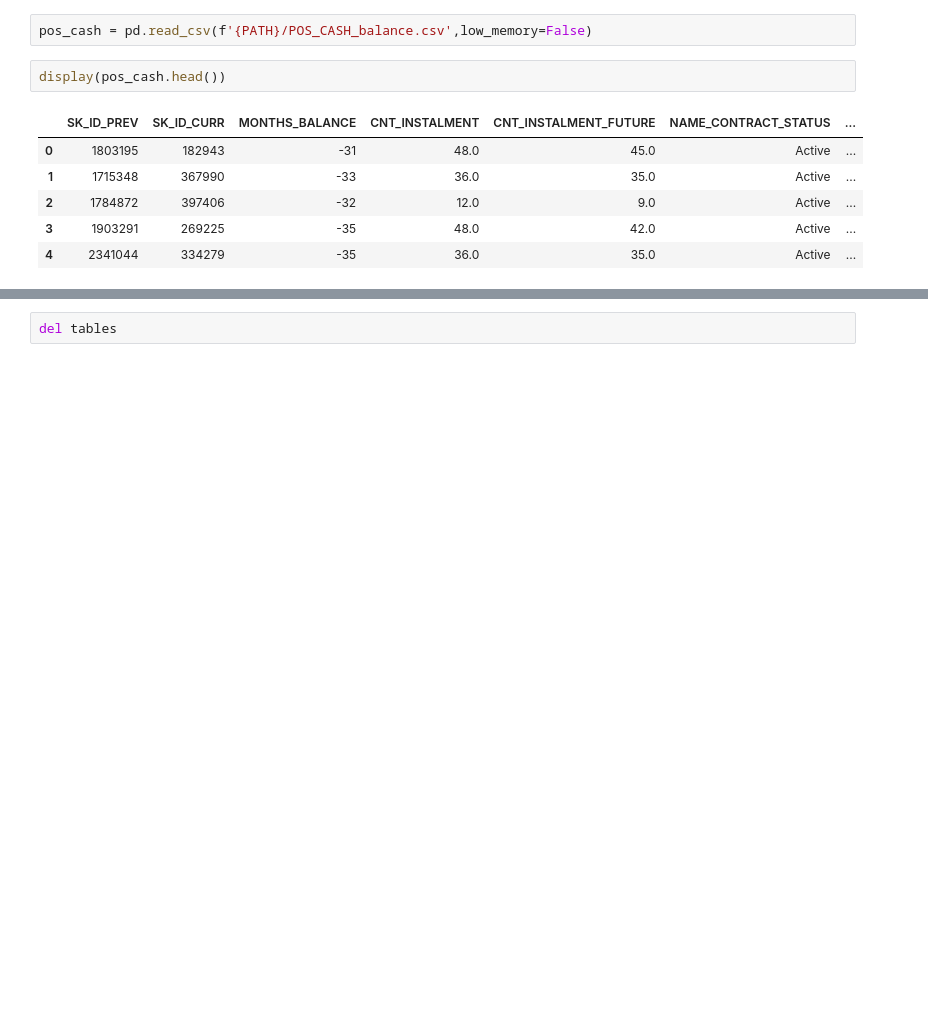
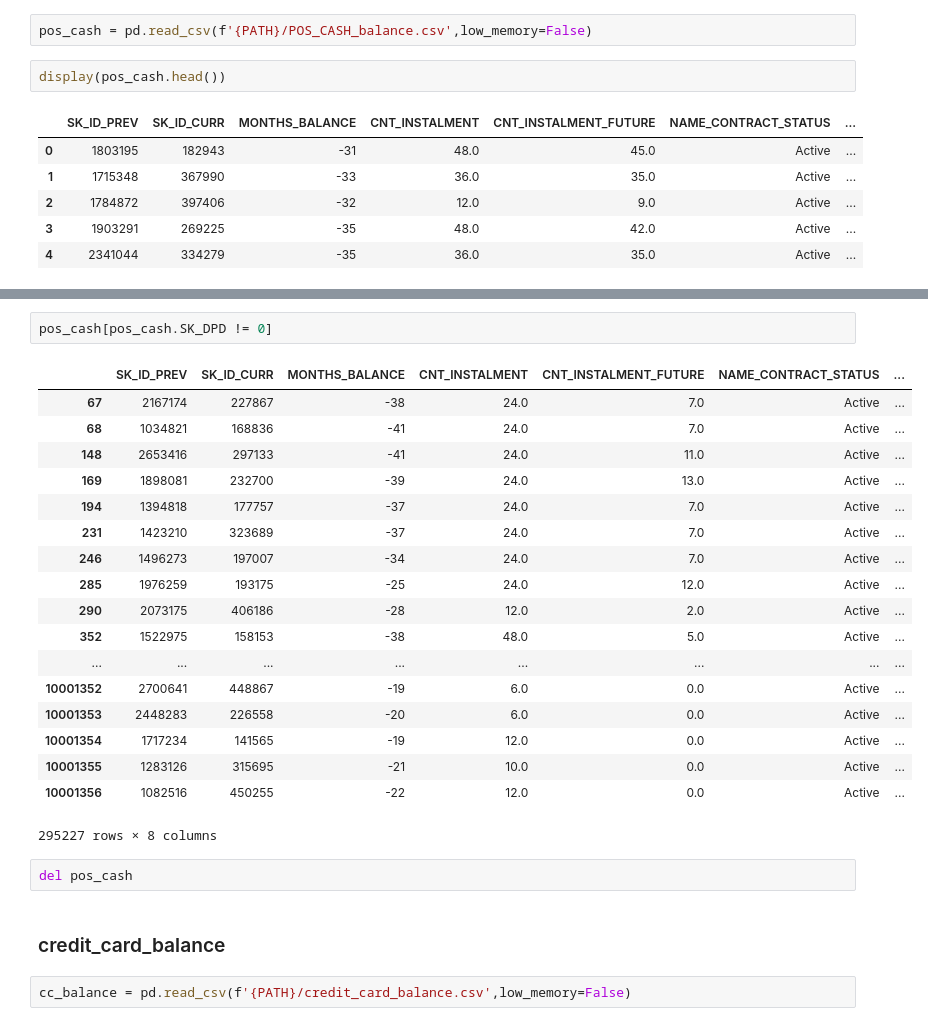
Before and after one commit to kugmax/fastai_learn, a Jupyter notebook: Home Credit Default Risk.ipynb, the cells around one changed output, grey strips where cells are left out. Cells and saved outputs as stored; diff of their text form; blank space fills up the shorter version.

```diff
--- a/Home Credit Default Risk.ipynb
+++ b/Home Credit Default Risk.ipynb
@@ -399,2 +415,27 @@ NameError: name 'merged' is not defined
+# %%
+pos_cash[pos_cash.SK_DPD != 0]
+# %% [output]
+|  | SK_ID_PREV | SK_ID_CURR | MONTHS_BALANCE | CNT_INSTALMENT | CNT_INSTALMENT_FUTURE | NAME_CONTRACT_STATUS | ... |
+| 67 | 2167174 | 227867 | -38 | 24.0 | 7.0 | Active | ... |
+| 68 | 1034821 | 168836 | -41 | 24.0 | 7.0 | Active | ... |
+| 148 | 2653416 | 297133 | -41 | 24.0 | 11.0 | Active | ... |
+| 169 | 1898081 | 232700 | -39 | 24.0 | 13.0 | Active | ... |
+| 194 | 1394818 | 177757 | -37 | 24.0 | 7.0 | Active | ... |
+| 231 | 1423210 | 323689 | -37 | 24.0 | 7.0 | Active | ... |
+| 246 | 1496273 | 197007 | -34 | 24.0 | 7.0 | Active | ... |
+| 285 | 1976259 | 193175 | -25 | 24.0 | 12.0 | Active | ... |
+| 290 | 2073175 | 406186 | -28 | 12.0 | 2.0 | Active | ... |
+| 352 | 1522975 | 158153 | -38 | 48.0 | 5.0 | Active | ... |
+| ... | ... | ... | ... | ... | ... | ... | ... |
+| 10001352 | 2700641 | 448867 | -19 | 6.0 | 0.0 | Active | ... |
+| 10001353 | 2448283 | 226558 | -20 | 6.0 | 0.0 | Active | ... |
+| 10001354 | 1717234 | 141565 | -19 | 12.0 | 0.0 | Active | ... |
+| 10001355 | 1283126 | 315695 | -21 | 10.0 | 0.0 | Active | ... |
+| 10001356 | 1082516 | 450255 | -22 | 12.0 | 0.0 | Active | ... |
+295227 rows × 8 columns
 # %%
-del tables
+del pos_cash
+# %% [markdown]
+### credit_card_balance
+# %%
+cc_balance = pd.read_csv(f'{PATH}/credit_card_balance.csv',low_memory=False)
```
Also changed, not shown: parts of 7 cells of this notebook, 1 other file.
